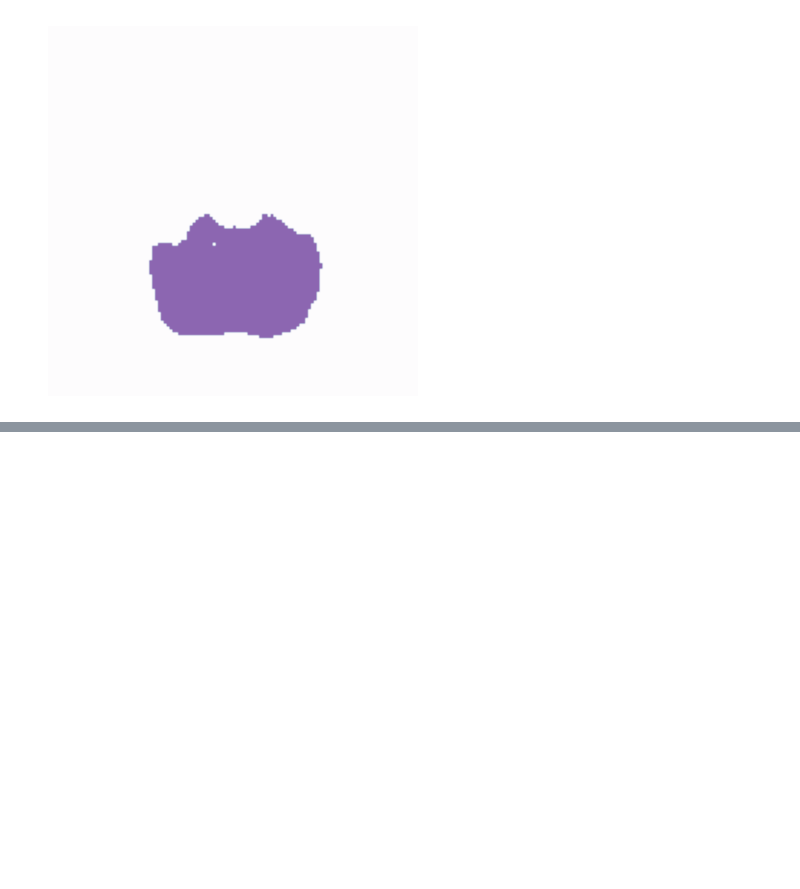
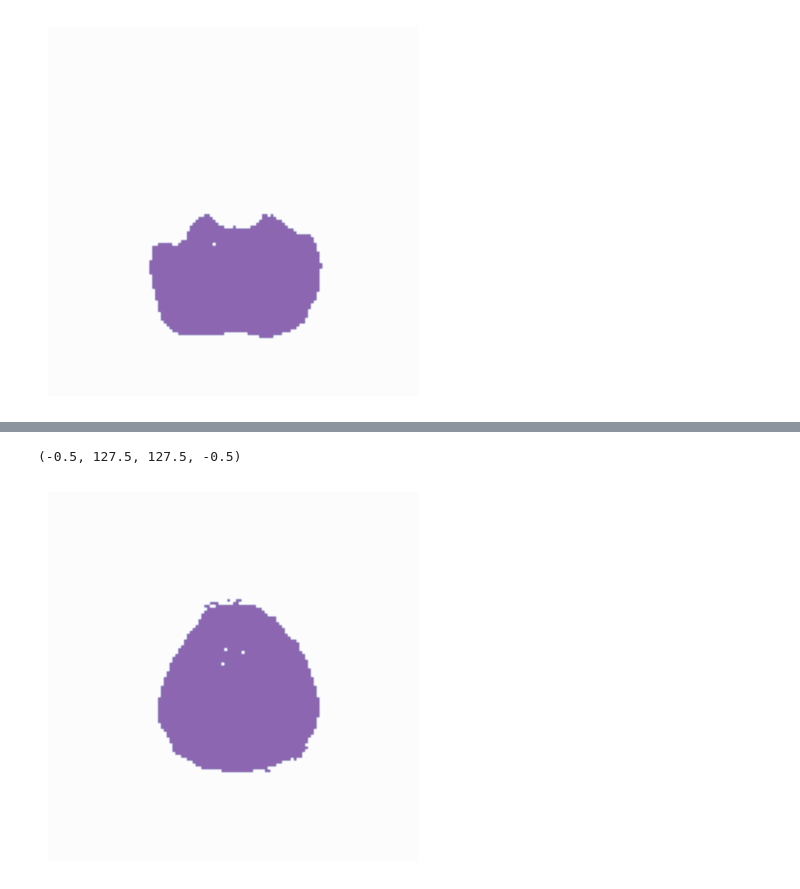
Before and after one commit to addaia/BLOB, a Jupyter notebook: skull_stripping.ipynb, the cells around one changed output, grey strips where cells are left out. Cells and saved outputs as stored; diff of their text form; code cells hidden in the pictures; blank space fills up the shorter version.

```diff
--- a/skull_stripping.ipynb
+++ b/skull_stripping.ipynb
@@ -52,7 +53,7 @@ for base_dir, mask_dir in zip(base_dirs, mask_dirs):
                 if len(mask.shape) == 3:  # convert RGB to grayscale to simplify
                     mask = mask[:,:,0]
 
-                #mask = (mask > 0.5).astype(np.uint8) # convert to binary mask
+                mask = (mask > 0.5).astype(np.uint8) # convert to binary mask
 
                 # store
                 images.append(img)
@@ -288,0 +454,6 @@ Saved new mask to ./New_Mask_Testing\pituitary_tumor\image.png
+# %%
+plt.imshow(template_mask, cmap='Purples', alpha=0.6)
+plt.axis('Off')
+# %% [output]
+(-0.5, 127.5, 127.5, -0.5)
+[figure, added]
```
Also changed, not shown: parts of 8 cells of this notebook.
